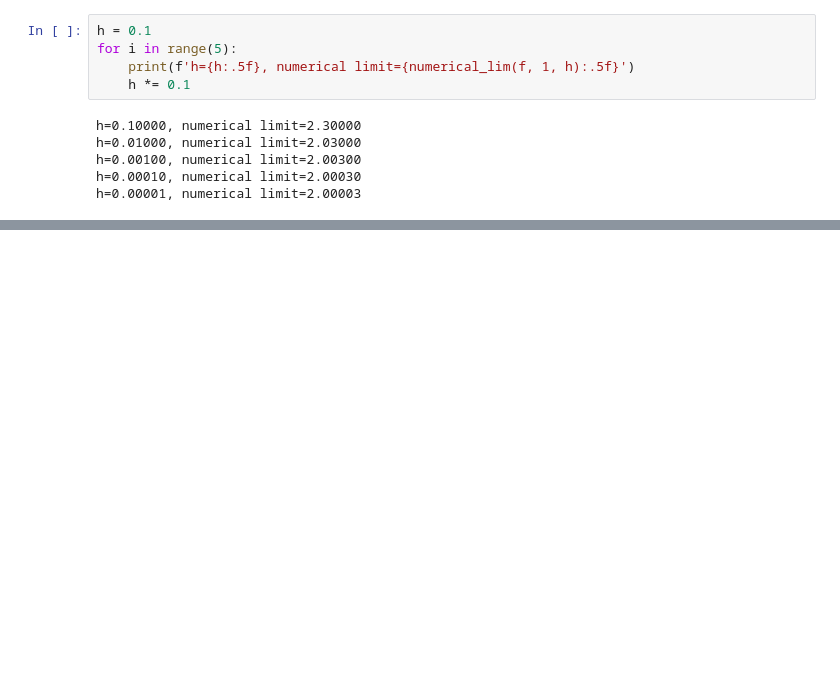
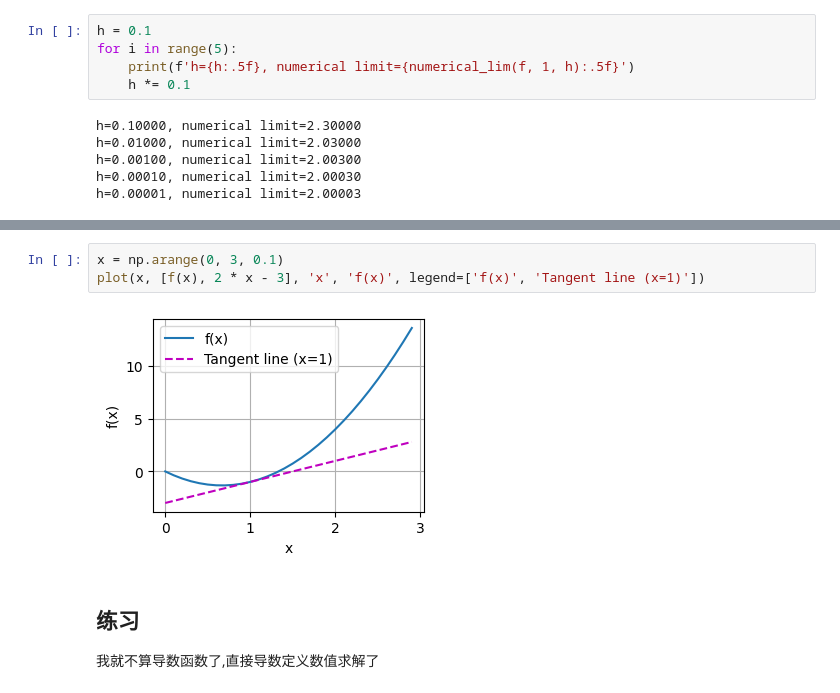
Before and after one commit to sma11white/d2l_pytorch_my, a Jupyter notebook: chapter2/2_4_calculus.ipynb, the cells around one changed output, grey strips where cells are left out. Saved outputs shown, nothing was run; the diff lists cells and outputs as text; blank space fills up the shorter version.

```diff
--- a/chapter2/2_4_calculus.ipynb
+++ b/chapter2/2_4_calculus.ipynb
@@ -46,0 +83,8 @@ def set_axes(axes, xlabel, ylabel, xlim, ylim, xscale, yscale, legend):
+# %%
+x = np.arange(0, 3, 0.1)
+plot(x, [f(x), 2 * x - 3], 'x', 'f(x)', legend=['f(x)', 'Tangent line (x=1)'])
+# %% [output]
+[figure, added]
+# %% [markdown]
+## 练习
+我就不算导数函数了,直接导数定义数值求解了
```
Also changed, not shown: parts of 7 cells of this notebook, 3 other files.
